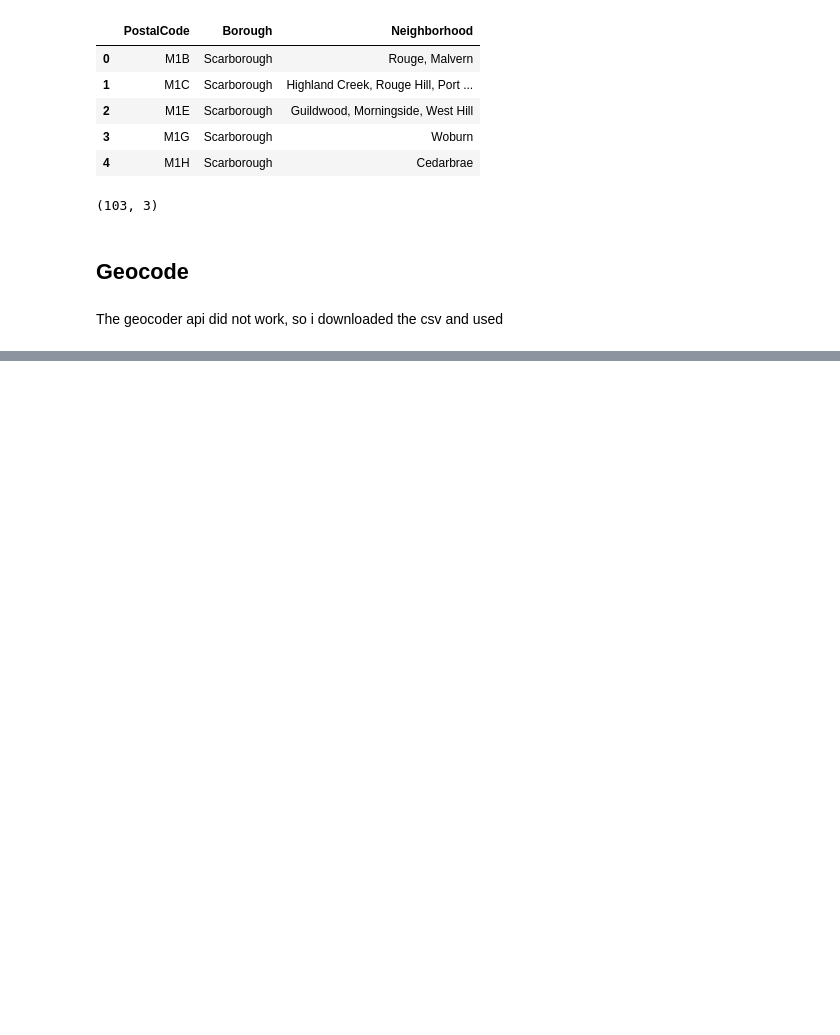
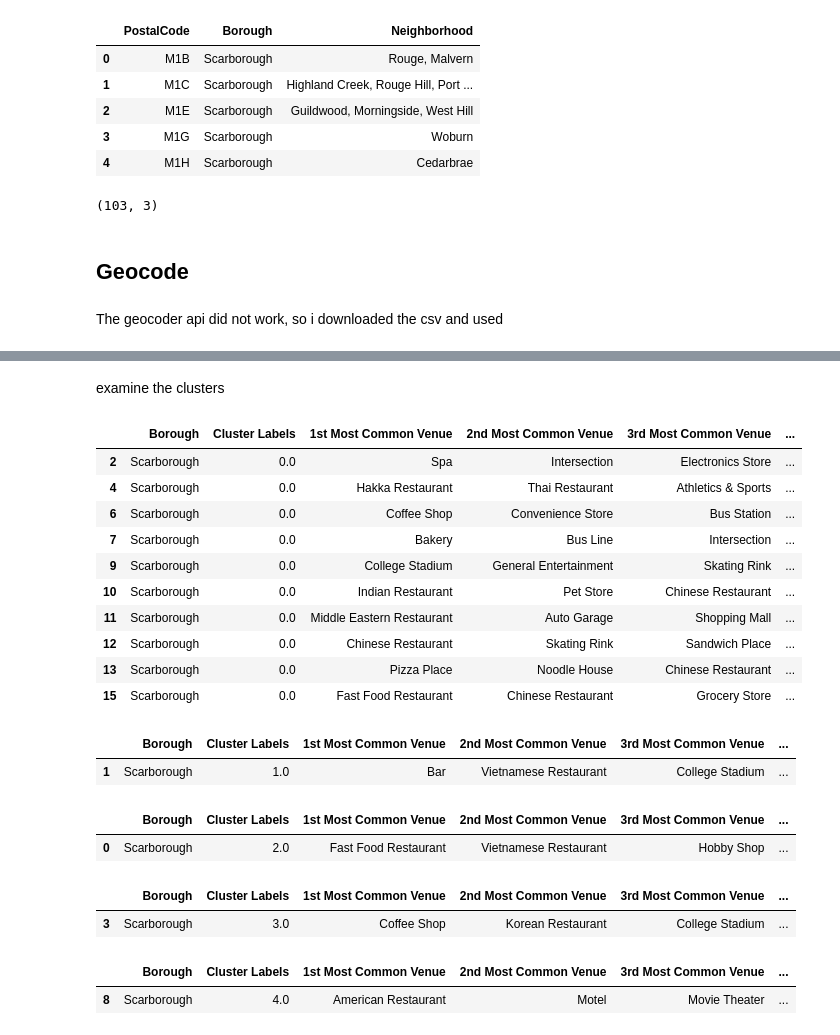
Before and after one commit to aounlutfi/Coursera_Capstone, a Jupyter notebook: scrapping_and_clustering.ipynb, the cells around one changed output, grey strips where cells are left out. Drawn from its saved outputs; the diff is of its cells as text; code cells hidden in the pictures; blank space fills up the shorter version.

Commit message:
added scrapping and clustering

```diff
--- a/scrapping_and_clustering.ipynb
+++ b/scrapping_and_clustering.ipynb
@@ -108,0 +380,8 @@ df.head()
+# %%
+import numpy as np
+
+def return_most_common_venues(row, num_top_venues):
+    row_categories = row.iloc[1:]
+    row_categories_sorted = row_categories.sort_values(ascending=False)
+
+    return row_categories_sorted.index.values[0:num_top_venues]
@@ -108,0 +420,20 @@ df.head()
+# %%
+from sklearn.cluster import KMeans
+import matplotlib.cm as cm
+import matplotlib.colors as colors
+import matplotlib.pyplot as plt
+
+borough_grouped_clustering = borough_grouped.drop('Neighborhood', 1)
+
+Sum_of_squared_distances = []
+K = range(1,15)
+for k in K:
+    km = KMeans(n_clusters=k)
+    km = km.fit(borough_grouped_clustering)
+    Sum_of_squared_distances.append(km.inertia_)
+
+plt.plot(K, Sum_of_squared_distances, 'bx-')
+plt.xlabel('k')
+plt.ylabel('Sum_of_squared_distances')
+plt.title('Elbow Method For Optimal k')
+plt.show()
@@ -108,0 +442,14 @@ df.head()
+# %%
+# set number of clusters
+kclusters = 7
+
+# run k-means clustering
+kmeans = KMeans(n_clusters=kclusters, random_state=0).fit(borough_grouped_clustering)
+neighborhoods_venues_sorted.insert(0, 'Cluster Labels', kmeans.labels_)
+
+borough_merged = borough_data
+
+# merge toronto_grouped with toronto_data to add latitude/longitude for each neighborhood
+borough_merged = borough_merged.join(neighborhoods_venues_sorted.set_index('Neighborhood'), on='Neighborhood')
+
+borough_merged.head() # check the last columns!
@@ -108,0 +493,36 @@ df.head()
+# %% [markdown]
+examine the clusters
+# %%
+borough_merged.loc[borough_merged['Cluster Labels'] == 0, borough_merged.columns[[1] + list(range(5, borough_merged.shape[1]))]]
+# %% [output]
+|  | Borough | Cluster Labels | 1st Most Common Venue | 2nd Most Common Venue | 3rd Most Common Venue | ... |
+| 2 | Scarborough | 0.0 | Spa | Intersection | Electronics Store | ... |
+| 4 | Scarborough | 0.0 | Hakka Restaurant | Thai Restaurant | Athletics & Sports | ... |
+| 6 | Scarborough | 0.0 | Coffee Shop | Convenience Store | Bus Station | ... |
+| 7 | Scarborough | 0.0 | Bakery | Bus Line | Intersection | ... |
+| 9 | Scarborough | 0.0 | College Stadium | General Entertainment | Skating Rink | ... |
+| 10 | Scarborough | 0.0 | Indian Restaurant | Pet Store | Chinese Restaurant | ... |
+| 11 | Scarborough | 0.0 | Middle Eastern Restaurant | Auto Garage | Shopping Mall | ... |
+| 12 | Scarborough | 0.0 | Chinese Restaurant | Skating Rink | Sandwich Place | ... |
+| 13 | Scarborough | 0.0 | Pizza Place | Noodle House | Chinese Restaurant | ... |
+| 15 | Scarborough | 0.0 | Fast Food Restaurant | Chinese Restaurant | Grocery Store | ... |
+# %%
+borough_merged.loc[borough_merged['Cluster Labels'] == 1, borough_merged.columns[[1] + list(range(5, borough_merged.shape[1]))]]
+# %% [output]
+|  | Borough | Cluster Labels | 1st Most Common Venue | 2nd Most Common Venue | 3rd Most Common Venue | ... |
+| 1 | Scarborough | 1.0 | Bar | Vietnamese Restaurant | College Stadium | ... |
+# %%
+borough_merged.loc[borough_merged['Cluster Labels'] == 2, borough_merged.columns[[1] + list(range(5, borough_merged.shape[1]))]]
+# %% [output]
+|  | Borough | Cluster Labels | 1st Most Common Venue | 2nd Most Common Venue | 3rd Most Common Venue | ... |
+| 0 | Scarborough | 2.0 | Fast Food Restaurant | Vietnamese Restaurant | Hobby Shop | ... |
+# %%
+borough_merged.loc[borough_merged['Cluster Labels'] == 3, borough_merged.columns[[1] + list(range(5, borough_merged.shape[1]))]]
+# %% [output]
+|  | Borough | Cluster Labels | 1st Most Common Venue | 2nd Most Common Venue | 3rd Most Common Venue | ... |
+| 3 | Scarborough | 3.0 | Coffee Shop | Korean Restaurant | College Stadium | ... |
+# %%
+borough_merged.loc[borough_merged['Cluster Labels'] == 4, borough_merged.columns[[1] + list(range(5, borough_merged.shape[1]))]]
+# %% [output]
+|  | Borough | Cluster Labels | 1st Most Common Venue | 2nd Most Common Venue | 3rd Most Common Venue | ... |
+| 8 | Scarborough | 4.0 | American Restaurant | Motel | Movie Theater | ... |
```
Also changed, not shown: parts of 38 cells of this notebook, 1 other file.
